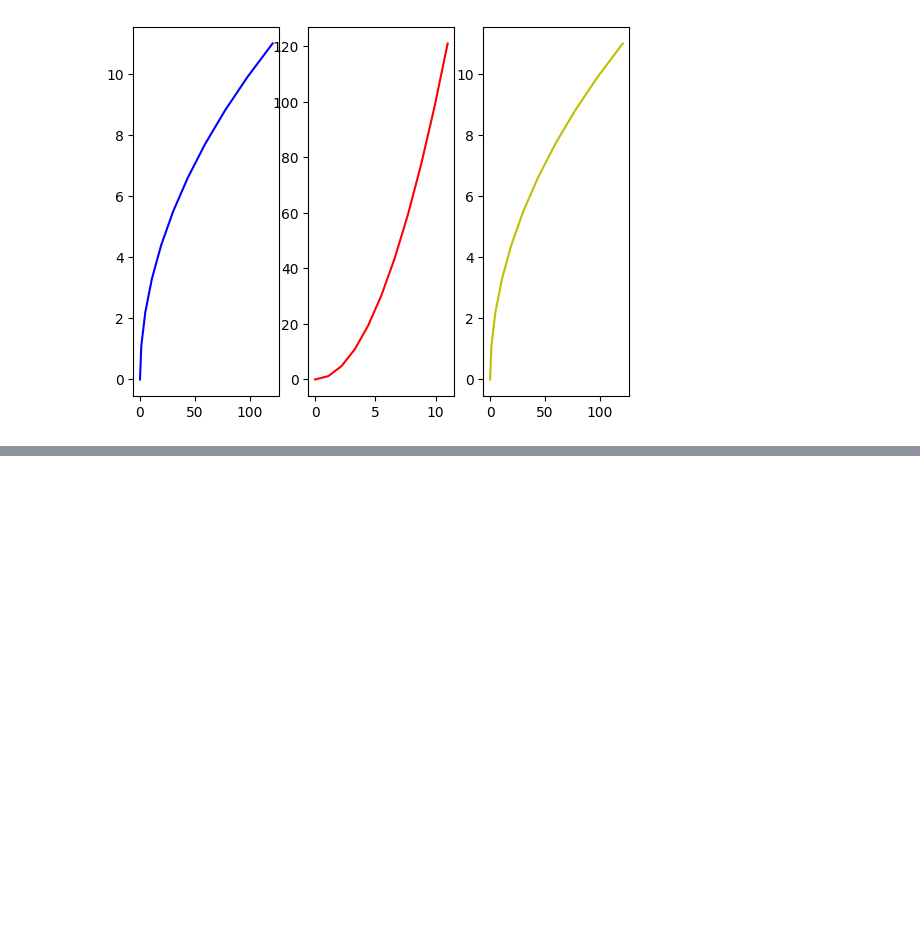
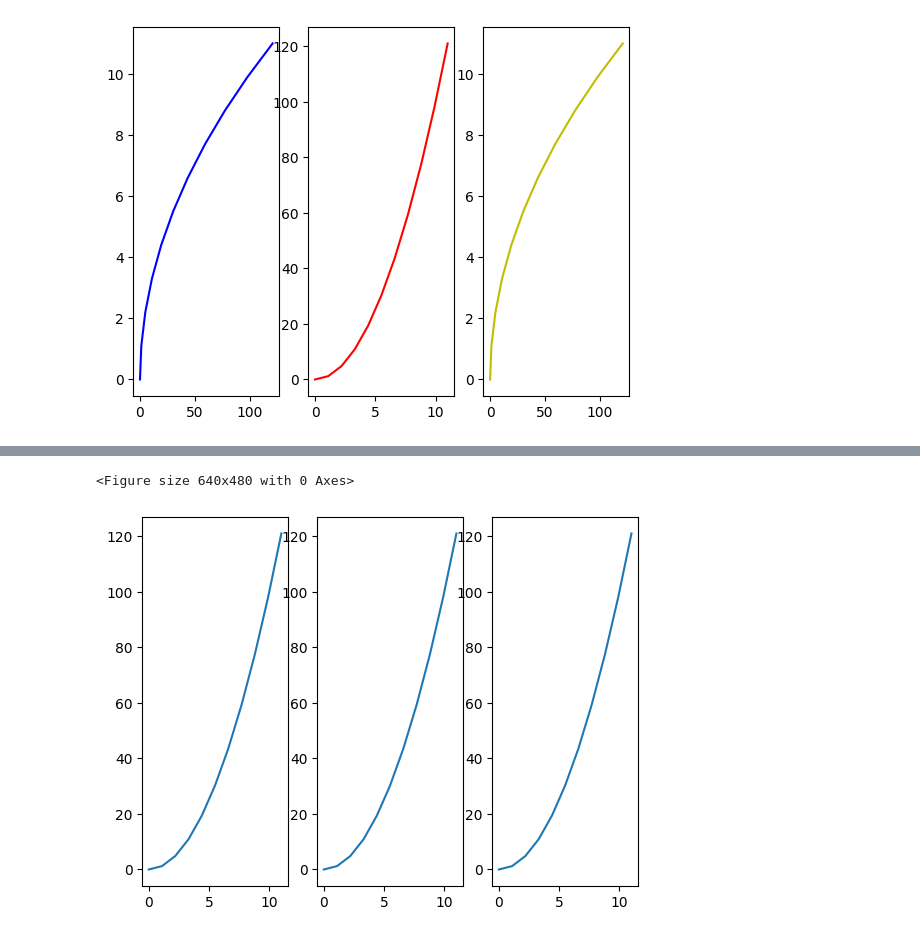
Before and after one commit to BoastfulApex/Data-ScienseLessoons, a Jupyter notebook: matplotlib.ipynb, the cells around one changed output, grey strips where cells are left out. Cells and saved outputs as stored; diff of their text form; code cells hidden in the pictures; blank space fills up the shorter version.

```diff
--- a/matplotlib.ipynb
+++ b/matplotlib.ipynb
@@ -42,0 +52,9 @@ plt.plot(y, x, 'y')
+# %%
+fig_plt = plt.figure()
+fig_plt,axs = plt.subplots(nrows=1, ncols=3)
+
+for curreent_axes in axs:
+    curreent_axes.plot(x, y)
+# %% [output]
+<Figure size 640x480 with 0 Axes>
+[figure, added]
```
Also changed, not shown: parts of 1 cell of this notebook.
